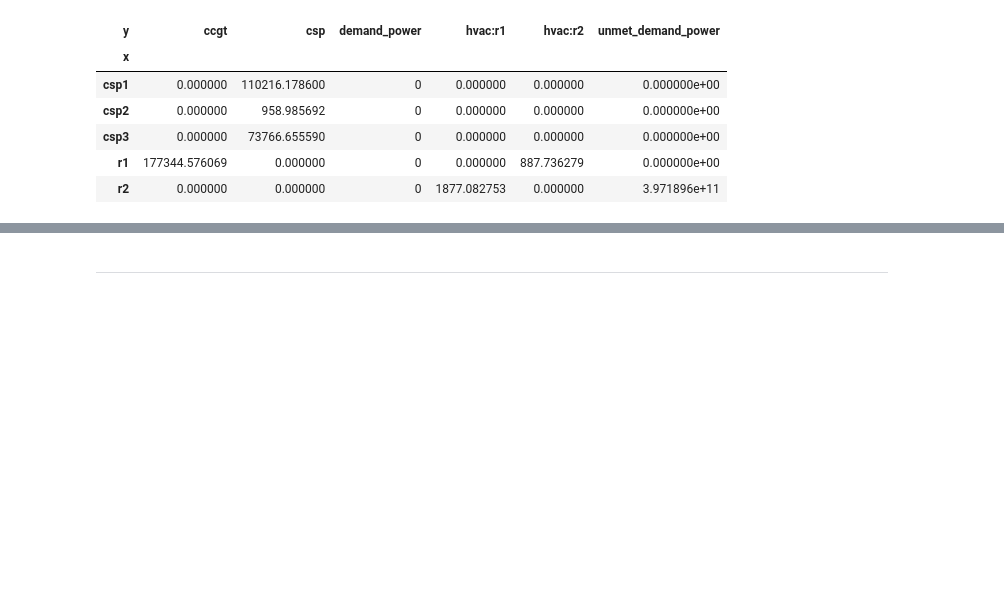
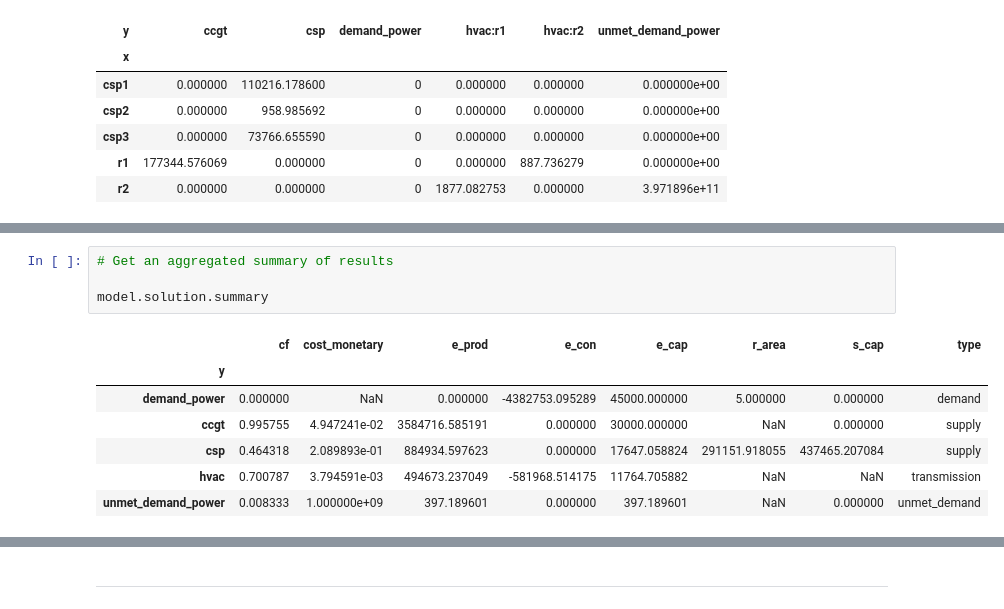
Before and after one commit to calliope-project/calliope, a Jupyter notebook: doc/_static/notebooks/tutorial.ipynb, the cells around one changed output, grey strips where cells are left out. Saved outputs shown, nothing was run; the diff lists cells and outputs as text; blank space fills up the shorter version.

```diff
--- a/doc/_static/notebooks/tutorial.ipynb
+++ b/doc/_static/notebooks/tutorial.ipynb
@@ -108,0 +111,12 @@ model.solution.levelized_cost['monetary']['power']
+# %%
+# Get an aggregated summary of results
+
+model.solution.summary
+# %% [output]
+|  | cf | cost_monetary | e_prod | e_con | e_cap | r_area | s_cap | type |
+| y |  |  |  |  |  |  |  |  |
+| demand_power | 0.000000 | NaN | 0.000000 | -4382753.095289 | 45000.000000 | 5.000000 | 0.000000 | demand |
+| ccgt | 0.995755 | 4.947241e-02 | 3584716.585191 | 0.000000 | 30000.000000 | NaN | 0.000000 | supply |
+| csp | 0.464318 | 2.089893e-01 | 884934.597623 | 0.000000 | 17647.058824 | 291151.918055 | 437465.207084 | supply |
+| hvac | 0.700787 | 3.794591e-03 | 494673.237049 | -581968.514175 | 11764.705882 | NaN | NaN | transmission |
+| unmet_demand_power | 0.008333 | 1.000000e+09 | 397.189601 | 0.000000 | 397.189601 | NaN | 0.000000 | unmet_demand |
```
Also changed, not shown: parts of 6 cells of this notebook, 5 other files.
